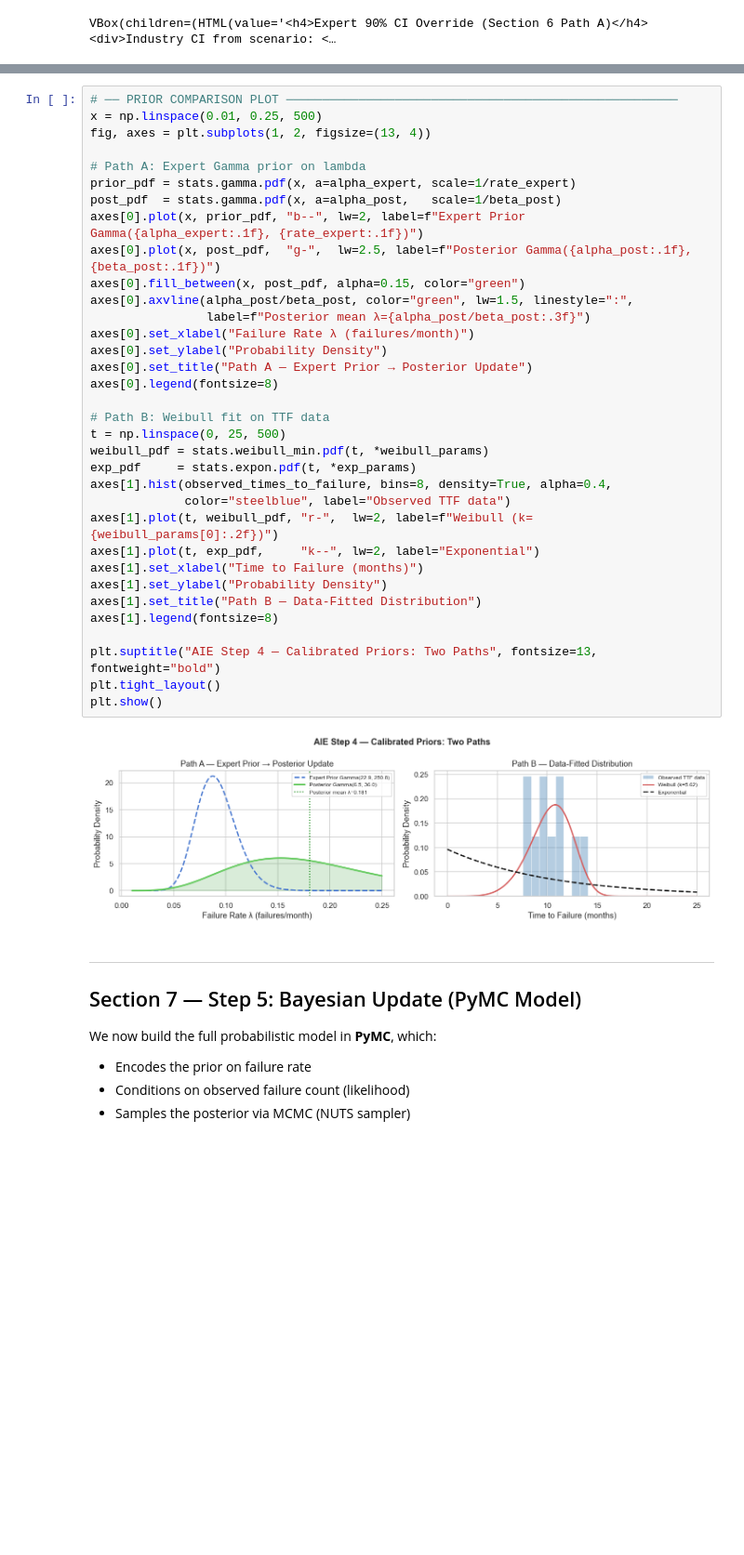
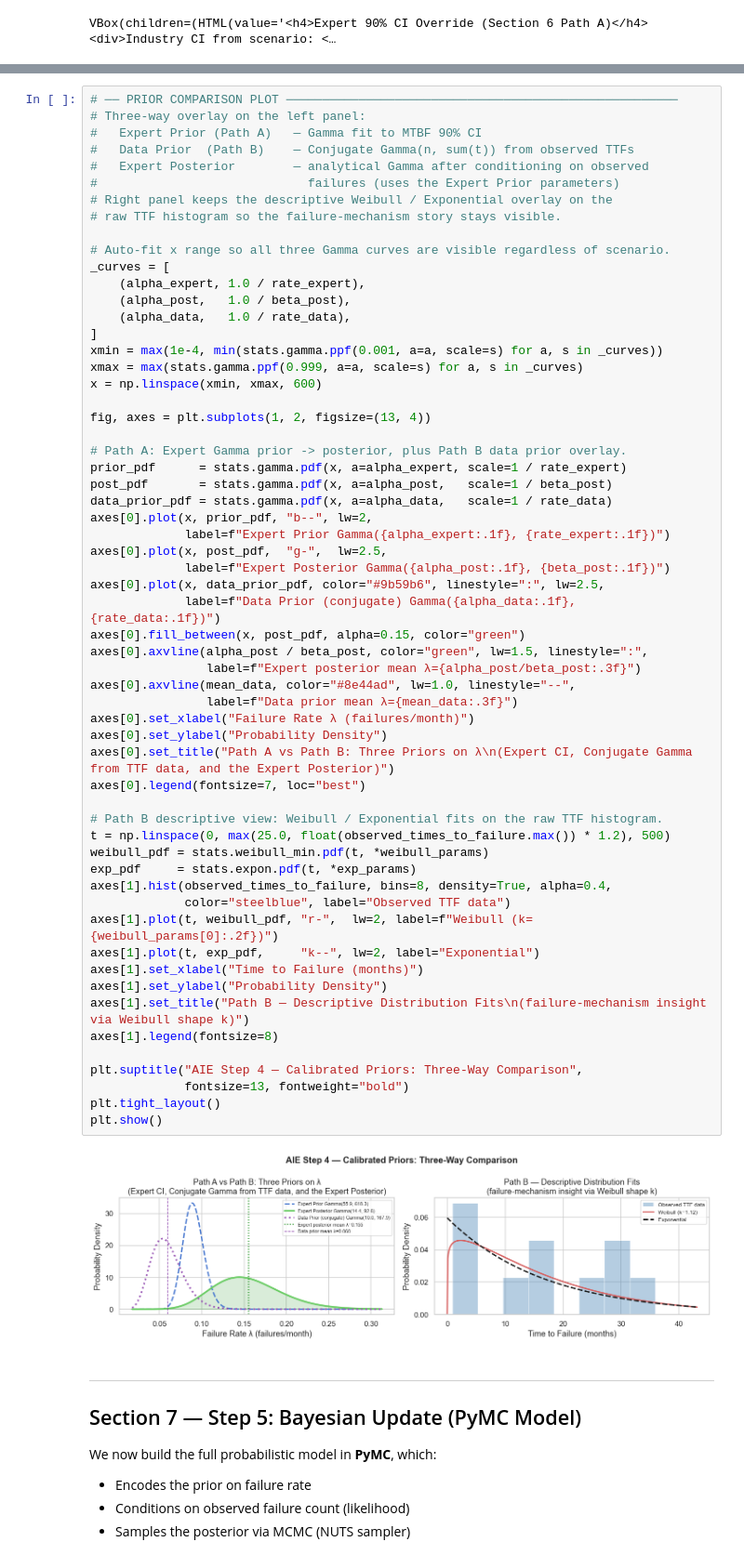
Before and after one commit to KirtisChristensen/AIE---Bayesian-Template-Tutorial, a Jupyter notebook: llm_bayesian_reliability_tool_working_copy.ipynb, the cells around one changed output, grey strips where cells are left out. Shown at 93% size. Drawn from its saved outputs; the diff is of its cells as text; blank space fills up the shorter version.

```diff
--- a/llm_bayesian_reliability_tool_working_copy.ipynb
+++ b/llm_bayesian_reliability_tool_working_copy.ipynb
@@ -1860,39 +2063,64 @@ PATH B — Data-Fitted Prior:
 # %%
 # ── PRIOR COMPARISON PLOT ──────────────────────────────────────────────────────
-x = np.linspace(0.01, 0.25, 500)
+# Three-way overlay on the left panel:
+#   Expert Prior (Path A)   — Gamma fit to MTBF 90% CI
+#   Data Prior  (Path B)    — Conjugate Gamma(n, sum(t)) from observed TTFs
+#   Expert Posterior        — analytical Gamma after conditioning on observed
+#                             failures (uses the Expert Prior parameters)
+# Right panel keeps the descriptive Weibull / Exponential overlay on the
+# raw TTF histogram so the failure-mechanism story stays visible.
+
+# Auto-fit x range so all three Gamma curves are visible regardless of scenario.
+_curves = [
+    (alpha_expert, 1.0 / rate_expert),
+    (alpha_post,   1.0 / beta_post),
+    (alpha_data,   1.0 / rate_data),
+]
+xmin = max(1e-4, min(stats.gamma.ppf(0.001, a=a, scale=s) for a, s in _curves))
+xmax = max(stats.gamma.ppf(0.999, a=a, scale=s) for a, s in _curves)
+x = np.linspace(xmin, xmax, 600)
+
 fig, axes = plt.subplots(1, 2, figsize=(13, 4))
 
-# Path A: Expert Gamma prior on lambda
-prior_pdf = stats.gamma.pdf(x, a=alpha_expert, scale=1/rate_expert)
-post_pdf  = stats.gamma.pdf(x, a=alpha_post,   scale=1/beta_post)
-axes[0].plot(x, prior_pdf, "b--", lw=2, label=f"Expert Prior Gamma({alpha_expert:.1f}, {rate_expert:.1f})")
-axes[0].plot(x, post_pdf,  "g-",  lw=2.5, label=f"Posterior Gamma({alpha_post:.1f}, {beta_post:.1f})")
+# Path A: Expert Gamma prior -> posterior, plus Path B data prior overlay.
+prior_pdf      = stats.gamma.pdf(x, a=alpha_expert, scale=1 / rate_expert)
+post_pdf       = stats.gamma.pdf(x, a=alpha_post,   scale=1 / beta_post)
+data_prior_pdf = stats.gamma.pdf(x, a=alpha_data,   scale=1 / rate_data)
+axes[0].plot(x, prior_pdf, "b--", lw=2,
+             label=f"Expert Prior Gamma({alpha_expert:.1f}, {rate_expert:.1f})")
+axes[0].plot(x, post_pdf,  "g-",  lw=2.5,
+             label=f"Expert Posterior Gamma({alpha_post:.1f}, {beta_post:.1f})")
+axes[0].plot(x, data_prior_pdf, color="#9b59b6", linestyle=":", lw=2.5,
+             label=f"Data Prior (conjugate) Gamma({alpha_data:.1f}, {rate_data:.1f})")
 axes[0].fill_between(x, post_pdf, alpha=0.15, color="green")
-axes[0].axvline(alpha_post/beta_post, color="green", lw=1.5, linestyle=":",
-                label=f"Posterior mean λ={alpha_post/beta_post:.3f}")
+axes[0].axvline(alpha_post / beta_post, color="green", lw=1.5, linestyle=":",
+                label=f"Expert posterior mean λ={alpha_post/beta_post:.3f}")
+axes[0].axvline(mean_data, color="#8e44ad", lw=1.0, linestyle="--",
+                label=f"Data prior mean λ={mean_data:.3f}")
 axes[0].set_xlabel("Failure Rate λ (failures/month)")
 axes[0].set_ylabel("Probability Density")
-axes[0].set_title("Path A — Expert Prior → Posterior Update")
-axes[0].legend(fontsize=8)
+axes[0].set_title("Path A vs Path B: Three Priors on λ\n(Expert CI, Conjugate Gamma from TTF data, and the Expert Posterior)")
+axes[0].legend(fontsize=7, loc="best")
 
-# Path B: Weibull fit on TTF data
-t = np.linspace(0, 25, 500)
+# Path B descriptive view: Weibull / Exponential fits on the raw TTF histogram.
+t = np.linspace(0, max(25.0, float(observed_times_to_failure.max()) * 1.2), 500)
 weibull_pdf = stats.weibull_min.pdf(t, *weibull_params)
 exp_pdf     = stats.expon.pdf(t, *exp_params)
 axes[1].hist(observed_times_to_failure, bins=8, density=True, alpha=0.4,
              color="steelblue", label="Observed TTF data")
 axes[1].plot(t, weibull_pdf, "r-",  lw=2, label=f"Weibull (k={weibull_params[0]:.2f})")
 axes[1].plot(t, exp_pdf,     "k--", lw=2, label="Exponential")
 axes[1].set_xlabel("Time to Failure (months)")
 axes[1].set_ylabel("Probability Density")
-axes[1].set_title("Path B — Data-Fitted Distribution")
+axes[1].set_title("Path B — Descriptive Distribution Fits\n(failure-mechanism insight via Weibull shape k)")
 axes[1].legend(fontsize=8)
 
-plt.suptitle("AIE Step 4 — Calibrated Priors: Two Paths", fontsize=13, fontweight="bold")
+plt.suptitle("AIE Step 4 — Calibrated Priors: Three-Way Comparison",
+             fontsize=13, fontweight="bold")
 plt.tight_layout()
 plt.show()
 # %% [output]
-[figure, old version]
+[figure, new version]
 # %% [markdown]
 ---
 ## Section 7 — Step 5: Bayesian Update (PyMC Model)
```
Also changed, not shown: parts of 6 cells of this notebook, 1 other file.
